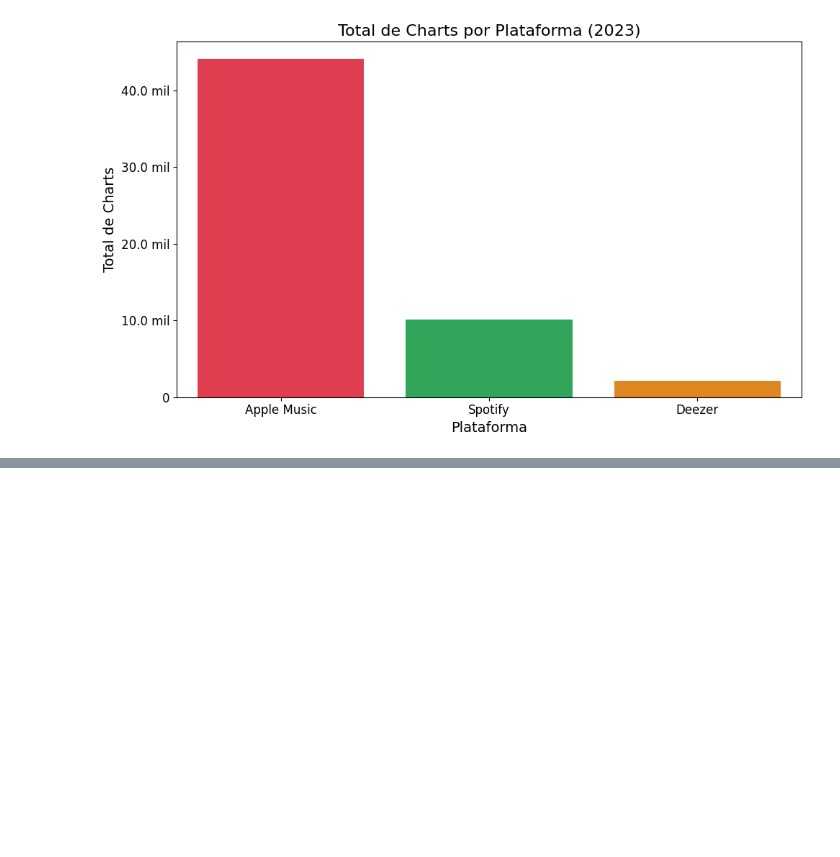
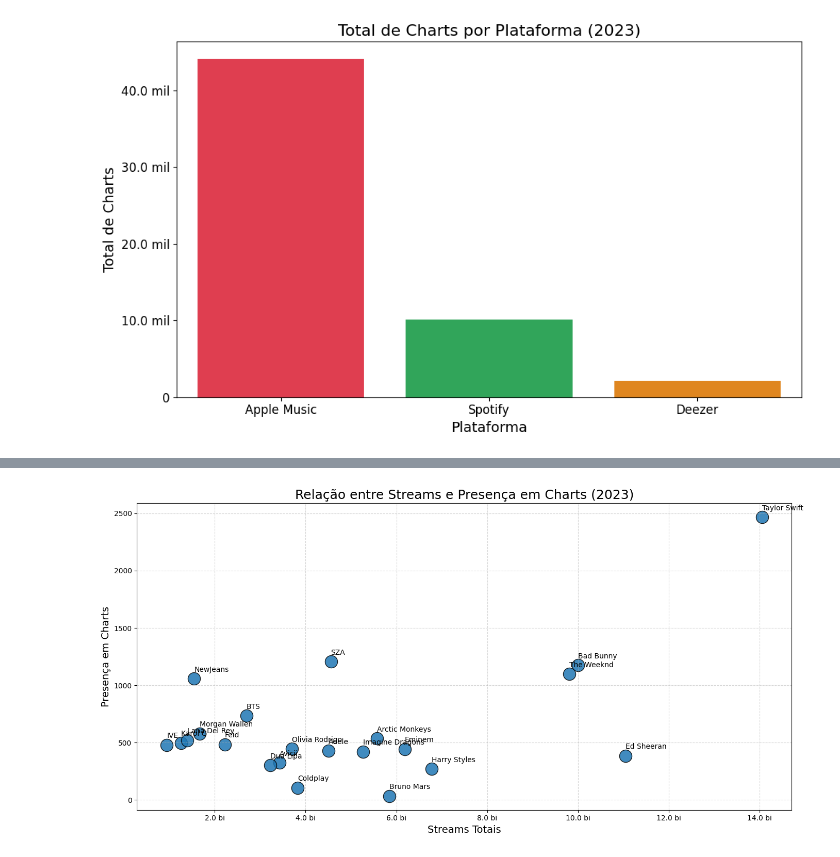
Before and after one commit to alyciandrade/CienciaDeDados, a Jupyter notebook: notebooks/charts-spotify.ipynb, the cells around one changed output, grey strips where cells are left out. Cells and saved outputs as stored; diff of their text form; code cells hidden in the pictures; blank space fills up the shorter version.

```diff
--- a/notebooks/charts-spotify.ipynb
+++ b/notebooks/charts-spotify.ipynb
@@ -379,0 +515,66 @@ plt.show()
+# %%
+from matplotlib import ticker
+def formatar_grandes_numeros(x, pos):
+    if x >= 1e9:
+        return f"{x/1e9:.1f} bi"
+    elif x >= 1e6:
+        return f"{x/1e6:.1f} mi"
+    return f"{x:.0f}"
+
+formatter = ticker.FuncFormatter(formatar_grandes_numeros)
+
+# Preparação dos dados:
+# soma todos os streams de cada artista
+# soma o total de aparições em charts (Spotify + Apple + Deezer) por artista
+
+streams = df.groupby('artist(s)_name')['streams'].sum()
+df['total_charts'] = (
+    df['in_spotify_charts'] +
+    df['in_apple_charts'] +
+    df['in_deezer_charts']
+)
+charts = df.groupby('artist(s)_name')['total_charts'].sum()
+
+scatter_df = pd.DataFrame({
+    'streams': streams,
+    'charts': charts
+})
+
+# Selecionar artistas relevantes
+top_artistas = (
+    scatter_df.sort_values('streams', ascending=False).head(15).index.union(
+    scatter_df.sort_values('charts', ascending=False).head(15).index)
+)
+
+scatter_df = scatter_df.loc[top_artistas]
+
+# Gráfico
+plt.figure(figsize=(14, 7))
+
+plt.scatter(
+    scatter_df['streams'],
+    scatter_df['charts'],
+    s=300,
+    alpha=0.85,
+    edgecolor='black'
+)
+
+for artista in scatter_df.index:
+    plt.text(
+        scatter_df.loc[artista, 'streams'],
+        scatter_df.loc[artista, 'charts'] + 60,
+        artista,
+        fontsize=10
+    )
+
+plt.title("Relação entre Streams e Presença em Charts (2023)", fontsize=18)
+plt.xlabel("Streams Totais", fontsize=14)
+plt.ylabel("Presença em Charts", fontsize=14)
+
+plt.gca().xaxis.set_major_formatter(formatter)
+
+plt.grid(True, linestyle='--', alpha=0.5)
+plt.tight_layout()
+plt.show()
+# %% [output]
+[figure, added]
```
Also changed, not shown: parts of 13 cells of this notebook.
